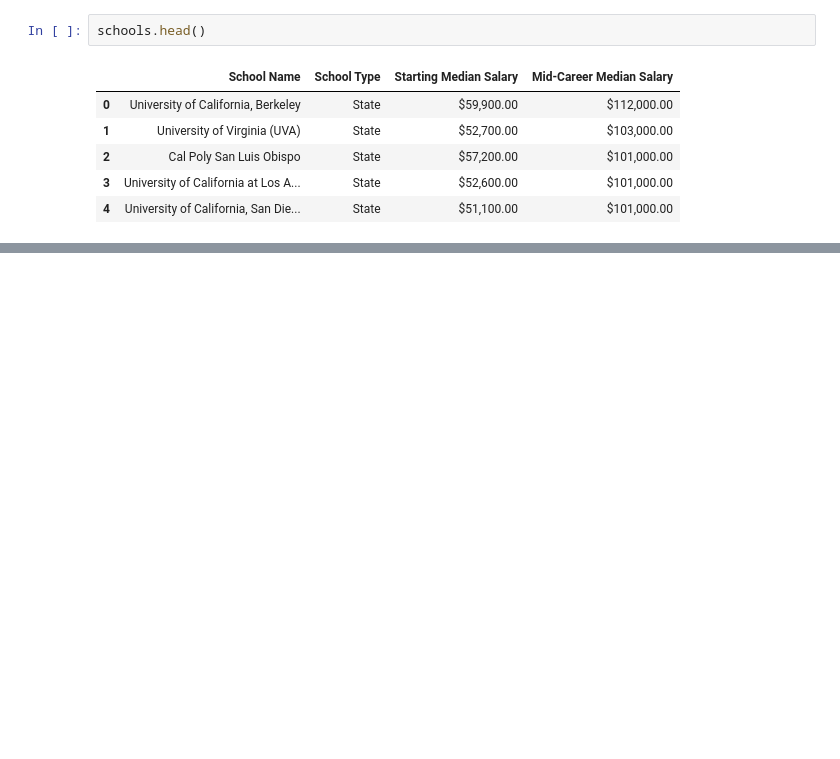
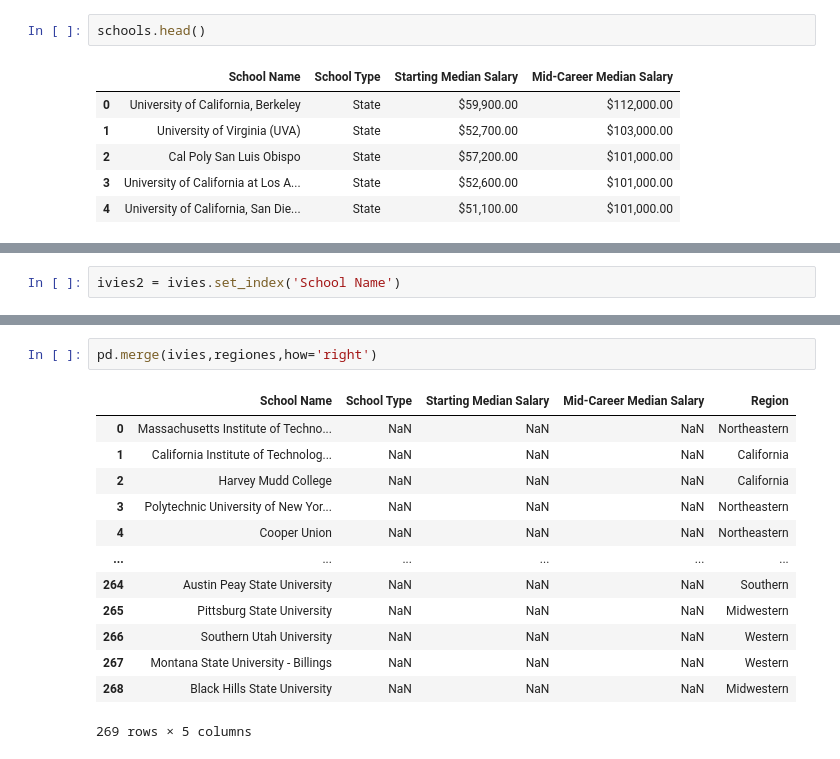
Before and after one commit to emanuelramponi/cp2, a Jupyter notebook: pandas1/integrando_conceptos.ipynb, the cells around one changed output, grey strips where cells are left out. Saved outputs shown, nothing was run; the diff lists cells and outputs as text; blank space fills up the shorter version.

Commit message:
161. Left vs Right

```diff
--- a/pandas1/integrando_conceptos.ipynb
+++ b/pandas1/integrando_conceptos.ipynb
@@ -892,0 +979,2 @@ schools.head()
+# %%
+ivies2 = ivies.set_index('School Name')
@@ -892,0 +1118,16 @@ schools.head()
+# %%
+pd.merge(ivies,regiones,how='right')
+# %% [output]
+|  | School Name | School Type | Starting Median Salary | Mid-Career Median Salary | Region |
+| 0 | Massachusetts Institute of Techno... | NaN | NaN | NaN | Northeastern |
+| 1 | California Institute of Technolog... | NaN | NaN | NaN | California |
+| 2 | Harvey Mudd College | NaN | NaN | NaN | California |
+| 3 | Polytechnic University of New Yor... | NaN | NaN | NaN | Northeastern |
+| 4 | Cooper Union | NaN | NaN | NaN | Northeastern |
+| ... | ... | ... | ... | ... | ... |
+| 264 | Austin Peay State University | NaN | NaN | NaN | Southern |
+| 265 | Pittsburg State University | NaN | NaN | NaN | Midwestern |
+| 266 | Southern Utah University | NaN | NaN | NaN | Western |
+| 267 | Montana State University - Billings | NaN | NaN | NaN | Western |
+| 268 | Black Hills State University | NaN | NaN | NaN | Midwestern |
+269 rows × 5 columns
```
Also changed, not shown: parts of 40 cells of this notebook, 1 other file.
